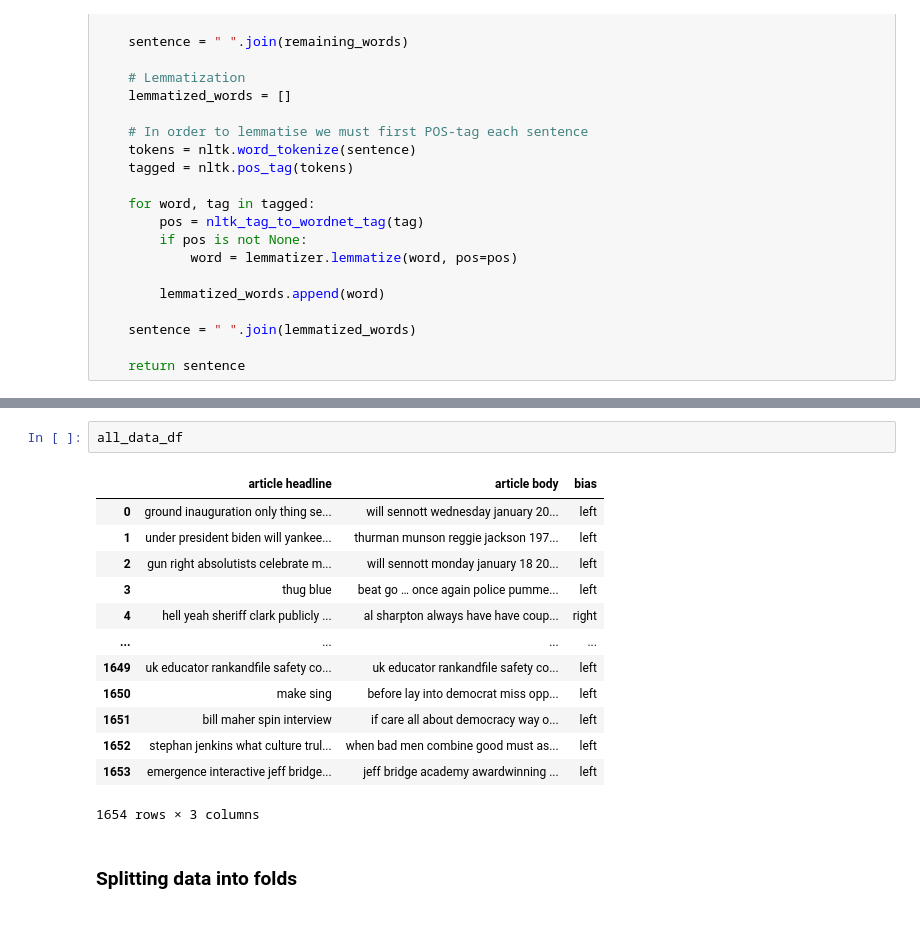
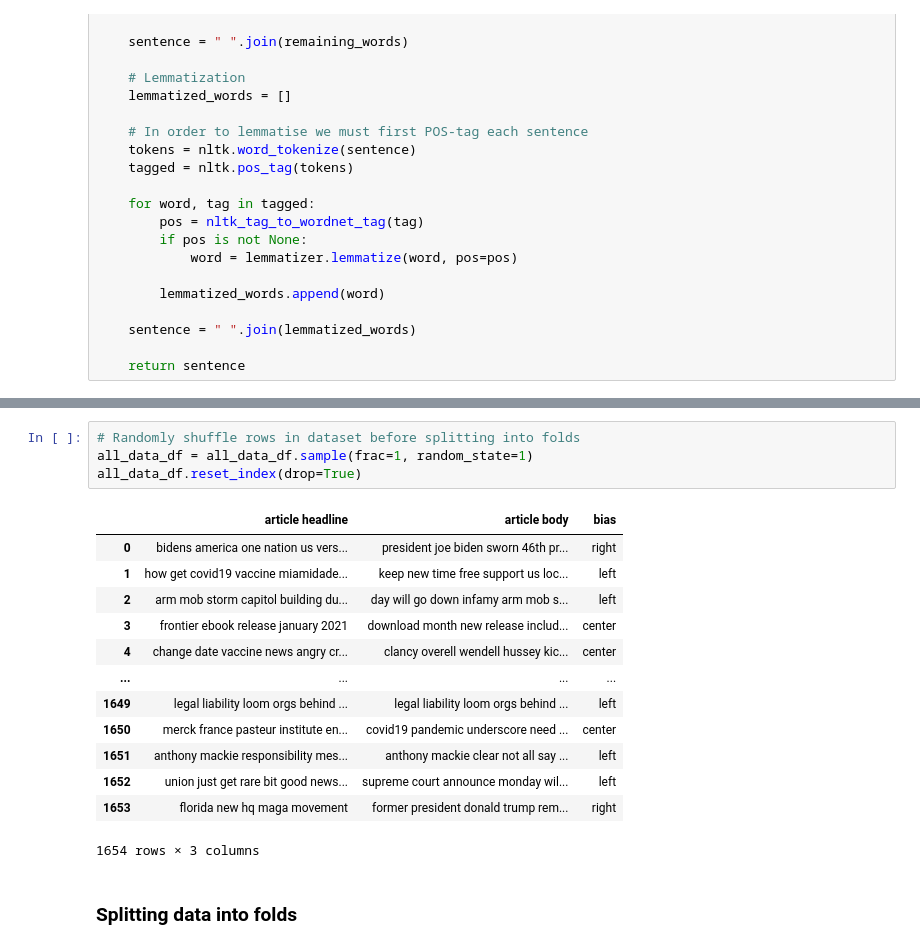
Before and after one commit to fawazshah/News-Media-Reliability, a Jupyter notebook: train_bert.ipynb, the cells around one changed output, grey strips where cells are left out. Saved outputs shown, nothing was run; the diff lists cells and outputs as text.

```diff
--- a/train_bert.ipynb
+++ b/train_bert.ipynb
@@ -195,19 +195,21 @@ Preprocessing article bodies took 66.38098430633545 seconds
-# %%
-all_data_df
-# %% [output]
-|  | article headline | article body | bias |
-| 0 | ground inauguration only thing se... | will sennott wednesday january 20... | left |
-| 1 | under president biden will yankee... | thurman munson reggie jackson 197... | left |
-| 2 | gun right absolutists celebrate m... | will sennott monday january 18 20... | left |
-| 3 | thug blue | beat go … once again police pumme... | left |
-| 4 | hell yeah sheriff clark publicly ... | al sharpton always have have coup... | right |
-| ... | ... | ... | ... |
-| 1649 | uk educator rankandfile safety co... | uk educator rankandfile safety co... | left |
-| 1650 | make sing | before lay into democrat miss opp... | left |
-| 1651 | bill maher spin interview | if care all about democracy way o... | left |
-| 1652 | stephan jenkins what culture trul... | when bad men combine good must as... | left |
-| 1653 | emergence interactive jeff bridge... | jeff bridge academy awardwinning ... | left |
-1654 rows × 3 columns
+# %%
+# Randomly shuffle rows in dataset before splitting into folds
+all_data_df = all_data_df.sample(frac=1, random_state=1)
+all_data_df.reset_index(drop=True)
+# %% [output]
+|  | article headline | article body | bias |
+| 0 | bidens america one nation us vers... | president joe biden sworn 46th pr... | right |
+| 1 | how get covid19 vaccine miamidade... | keep new time free support us loc... | left |
+| 2 | arm mob storm capitol building du... | day will go down infamy arm mob s... | left |
+| 3 | frontier ebook release january 2021 | download month new release includ... | center |
+| 4 | change date vaccine news angry cr... | clancy overell wendell hussey kic... | center |
+| ... | ... | ... | ... |
+| 1649 | legal liability loom orgs behind ... | legal liability loom orgs behind ... | left |
+| 1650 | merck france pasteur institute en... | covid19 pandemic underscore need ... | center |
+| 1651 | anthony mackie responsibility mes... | anthony mackie clear not all say ... | left |
+| 1652 | union just get rare bit good news... | supreme court announce monday wil... | left |
+| 1653 | florida new hq maga movement | former president donald trump rem... | right |
+1654 rows × 3 columns
 # %% [markdown]
 ### Splitting data into folds
 # %%
```
Also changed, not shown: parts of 14 cells of this notebook.
